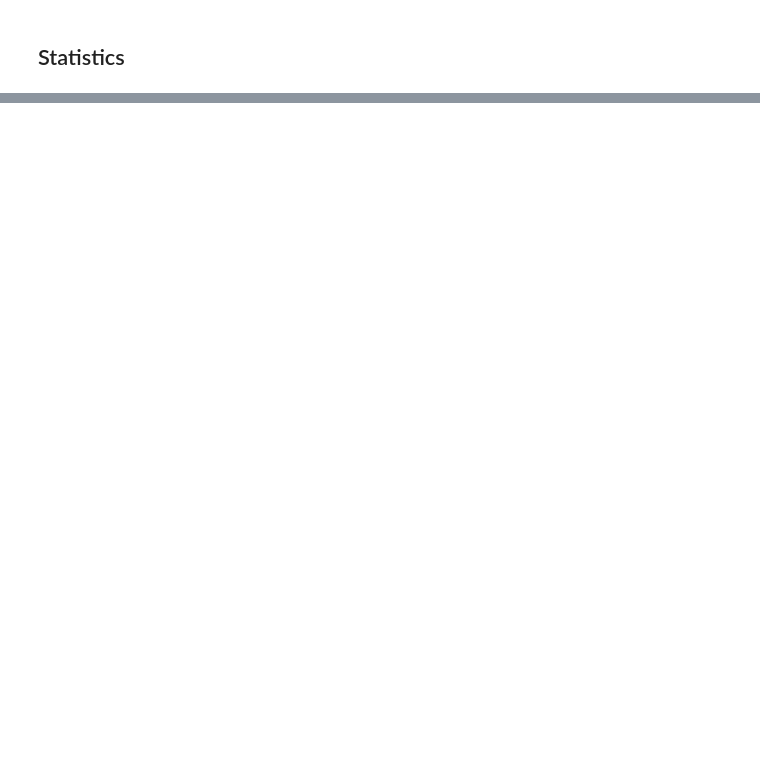
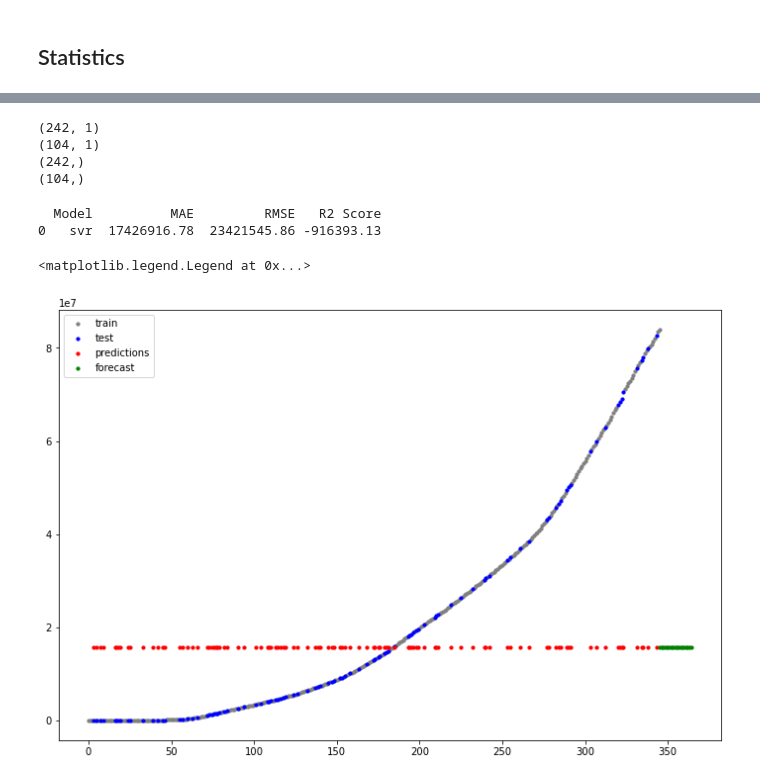
Before and after one commit to n-Faiz/WQD7006_ML_Covid19, a Jupyter notebook: Covid-19 Analysis & Machine learning.ipynb, the cells around one changed output, grey strips where cells are left out. Saved outputs shown, nothing was run; the diff lists cells and outputs as text; code cells hidden in the pictures; blank space fills up the shorter version.

```diff
--- a/Covid-19 Analysis & Machine learning.ipynb
+++ b/Covid-19 Analysis & Machine learning.ipynb
@@ -346,0 +536,56 @@ latest_df.sort_values(col,ascending = False).head(10)
+# %%
+print(Xtrain.shape)
+print(Xtest.shape)
+print(ytrain.shape)
+print(ytest.shape)
+# %% [output]
+(242, 1)
+(104, 1)
+(242,)
+(104,)
+# %%
+#Creting X for forecasting 20days into the future
+Xforecast = np.array(range(int(max(X)),int(max(X))+20)).reshape(-1,1)
+
+# Initializing score table
+score = pd.DataFrame(columns = ["Model","MAE","RMSE",'R2 Score'])
+
+# Initializing prediction table
+pred_list  = pd.DataFrame()
+pred_list.insert(0,"date",pd.Series(pd.date_range("2021-01-01", periods=20, freq="D")))
+# %%
+from sklearn.svm import SVR
+from sklearn import metrics
+from sklearn.metrics import confusion_matrix
+
+
+# svr = SVR(kernel='poly')
+svr = SVR(kernel='poly')
+svr.fit(Xtrain,ytrain)
+ypred = svr.predict(Xtest)
+yforecast = svr.predict(Xforecast)
+
+score = score.append({
+    "Model":'svr',
+    "MAE": round(metrics.mean_absolute_error(ypred,ytest),2),
+    "RMSE": round(metrics.mean_squared_error(ytest,ypred,squared=False),2),
+    "R2 Score": round(metrics.r2_score(ypred,ytest),2)
+},ignore_index = True)
+
+print(score)
+
+
+pred_list.insert(1,"svr",yforecast)
+
+plt.figure(figsize=(12,8))
+plt.plot()
+plt.scatter(Xtrain,ytrain,label = 'train',c = 'grey',s=10)
+plt.scatter(Xtest,ytest,label = 'test',color ='blue',s=10)
+plt.scatter(Xtest,ypred,label = 'predictions',color = 'red',s=10)
+plt.scatter(Xforecast,yforecast,label = 'forecast',color = 'green',s=10)
+plt.legend()
+# %% [output]
+  Model          MAE         RMSE   R2 Score
+0   svr  17426916.78  23421545.86 -916393.13
+<matplotlib.legend.Legend at 0x...>
+[figure, added]
```
Also changed, not shown: parts of 32 cells of this notebook.
